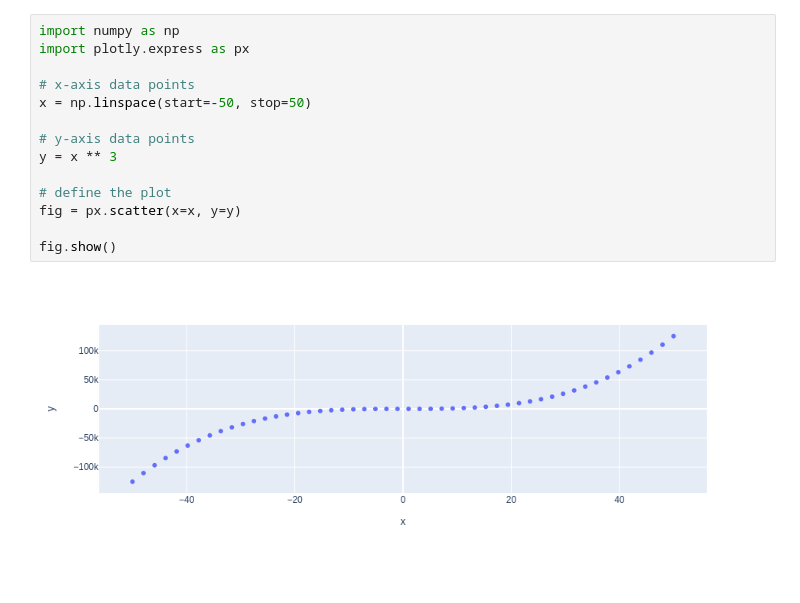
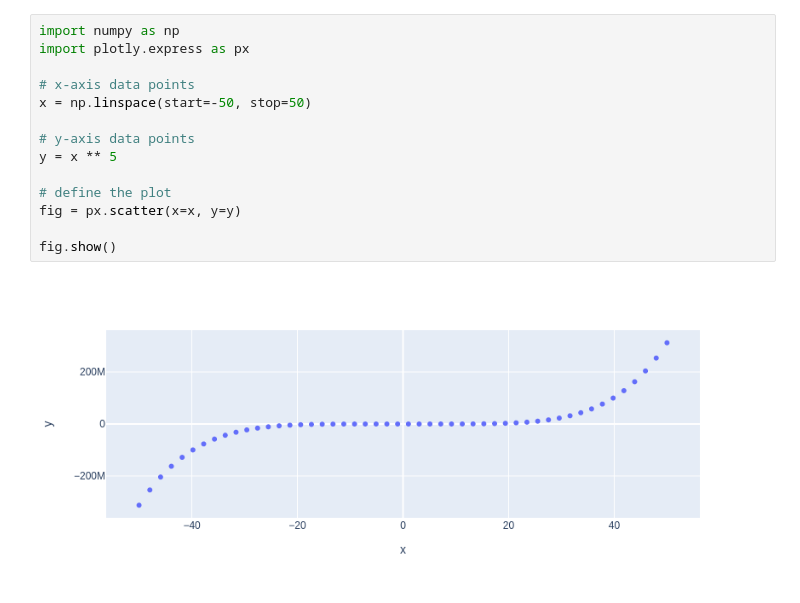
Before and after one commit to req-k8s/mynotebooks-xp, a Jupyter notebook: experiment1.ipynb, the cells around one changed output. Cells and saved outputs as stored; diff of their text form.

```diff
--- a/experiment1.ipynb
+++ b/experiment1.ipynb
@@ -1,16 +1,16 @@
 # %%
 import numpy as np
 import plotly.express as px
 
 # x-axis data points
 x = np.linspace(start=-50, stop=50)
 
 # y-axis data points
-y = x ** 3
+y = x ** 5
 
 # define the plot
 fig = px.scatter(x=x, y=y)
 
 fig.show()
 # %% [output]
-[figure, old version]
+[figure, new version]
```
